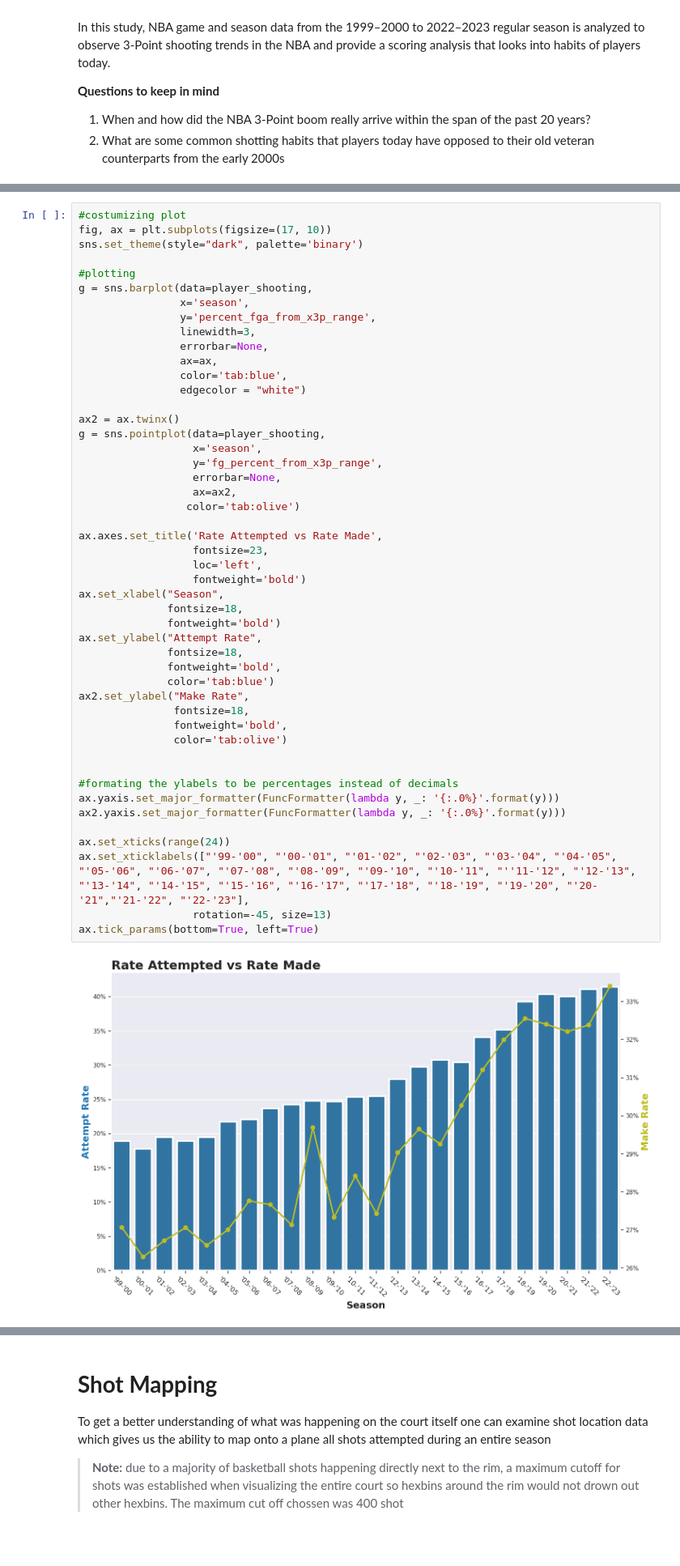
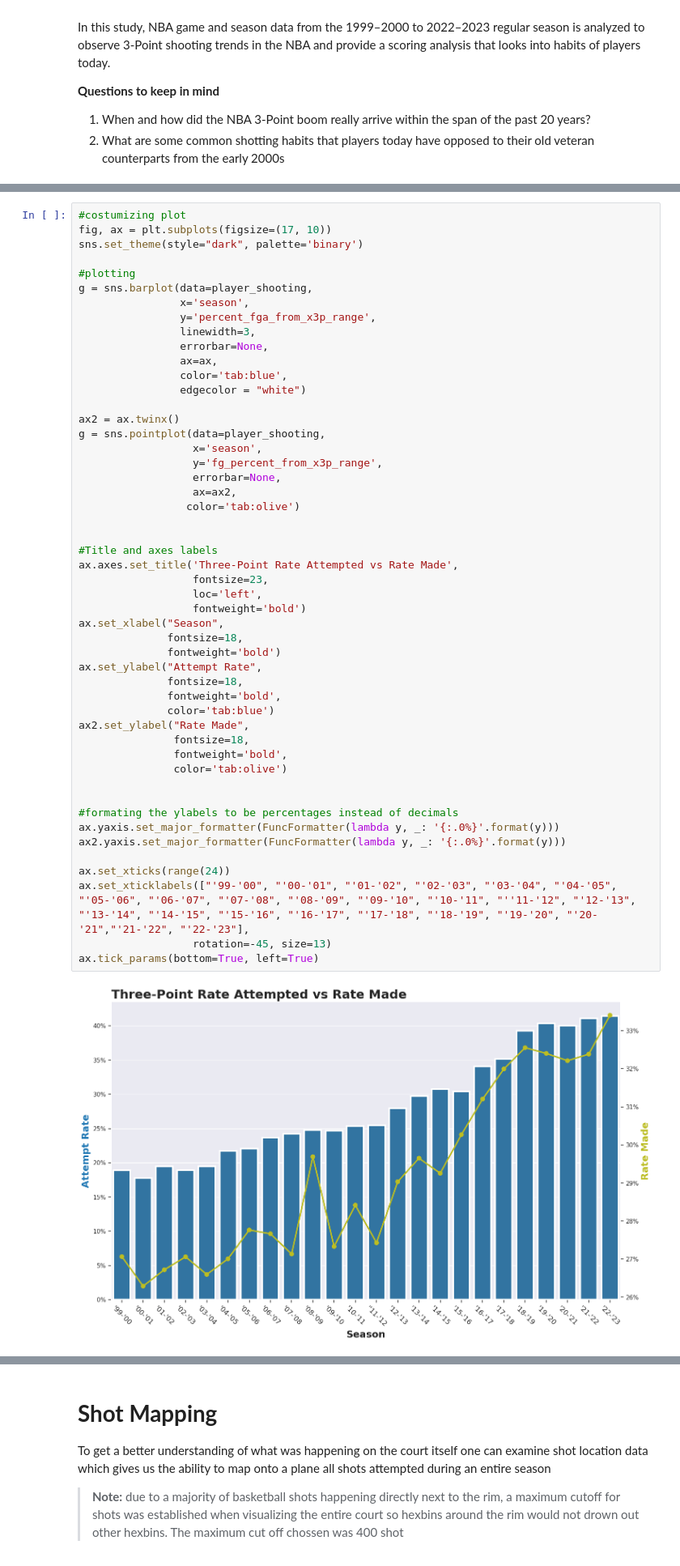
Before and after one commit to RafaelJMinaya/NBA-3Point-Shooting-Analysis, a Jupyter notebook: nba-3-point-shooting-evolution.ipynb, the cells around one changed output, grey strips where cells are left out. Shown at 81% size. Saved outputs shown, nothing was run; the diff lists cells and outputs as text.

```diff
--- a/nba-3-point-shooting-evolution.ipynb
+++ b/nba-3-point-shooting-evolution.ipynb
@@ -254,33 +206,35 @@ g = sns.pointplot(data=player_shooting,
                   x='season',
                   y='fg_percent_from_x3p_range',
                   errorbar=None,
                   ax=ax2,
                  color='tab:olive')
 
-ax.axes.set_title('Rate Attempted vs Rate Made',
+
+#Title and axes labels
+ax.axes.set_title('Three-Point Rate Attempted vs Rate Made',
                   fontsize=23,
                   loc='left',
                   fontweight='bold')
 ax.set_xlabel("Season",
               fontsize=18,
               fontweight='bold')
 ax.set_ylabel("Attempt Rate",
               fontsize=18,
               fontweight='bold',
               color='tab:blue')
-ax2.set_ylabel("Make Rate",
+ax2.set_ylabel("Rate Made",
                fontsize=18,
                fontweight='bold',
                color='tab:olive')
 
 
 #formating the ylabels to be percentages instead of decimals
 ax.yaxis.set_major_formatter(FuncFormatter(lambda y, _: '{:.0%}'.format(y)))
 ax2.yaxis.set_major_formatter(FuncFormatter(lambda y, _: '{:.0%}'.format(y)))
 
 ax.set_xticks(range(24))
 ax.set_xticklabels(["'99-'00", "'00-'01", "'01-'02", "'02-'03", "'03-'04", "'04-'05", "'05-'06", "'06-'07", "'07-'08", "'08-'09", "'09-'10", "'10-'11", "''11-'12", "'12-'13", "'13-'14", "'14-'15", "'15-'16", "'16-'17", "'17-'18", "'18-'19", "'19-'20", "'20-'21","'21-'22", "'22-'23"],
                   rotation=-45, size=13)
 ax.tick_params(bottom=True, left=True)
 # %% [output]
-[figure, old version]
+[figure, new version]
```
Also changed, not shown: parts of 20 cells of this notebook.
